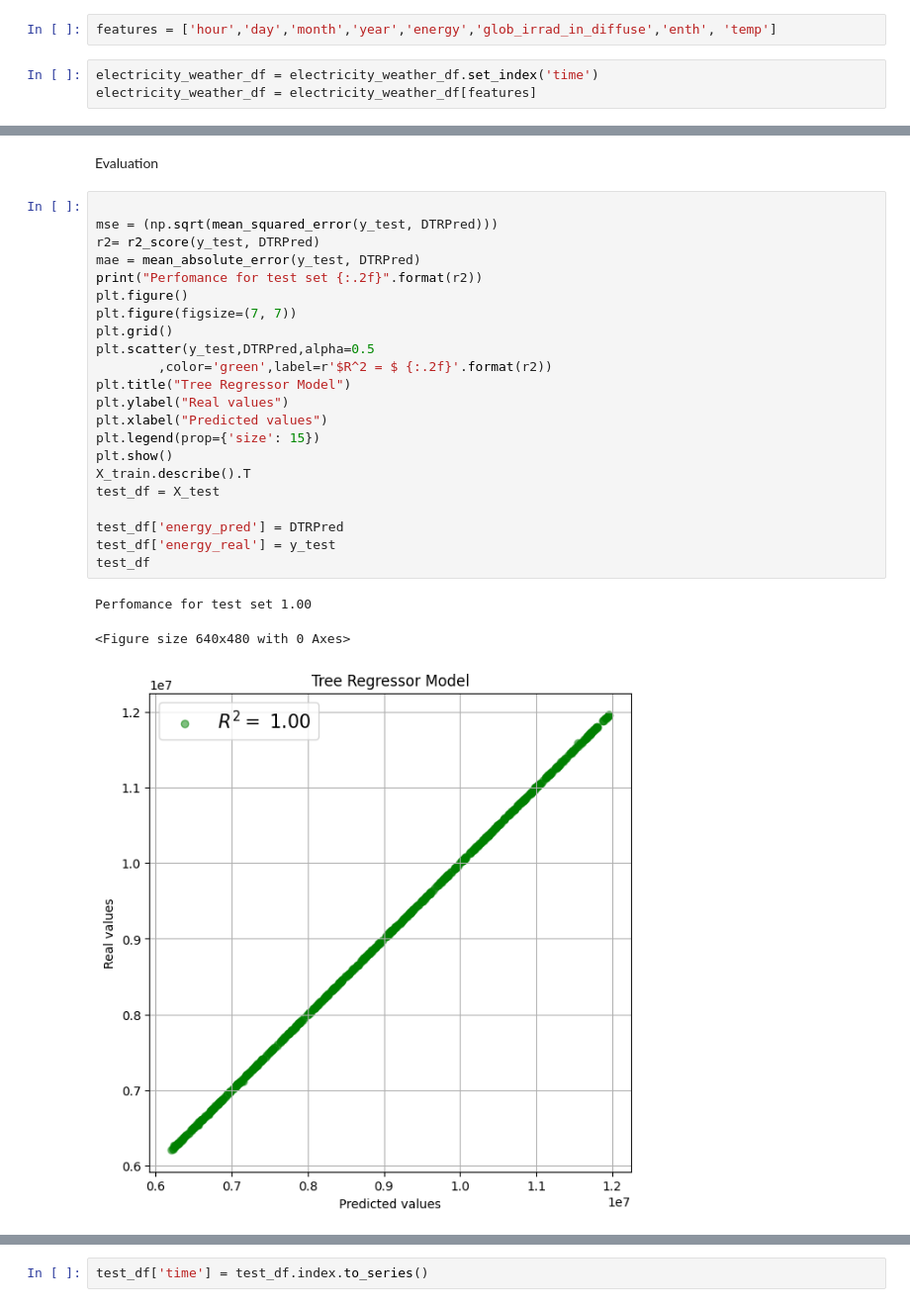
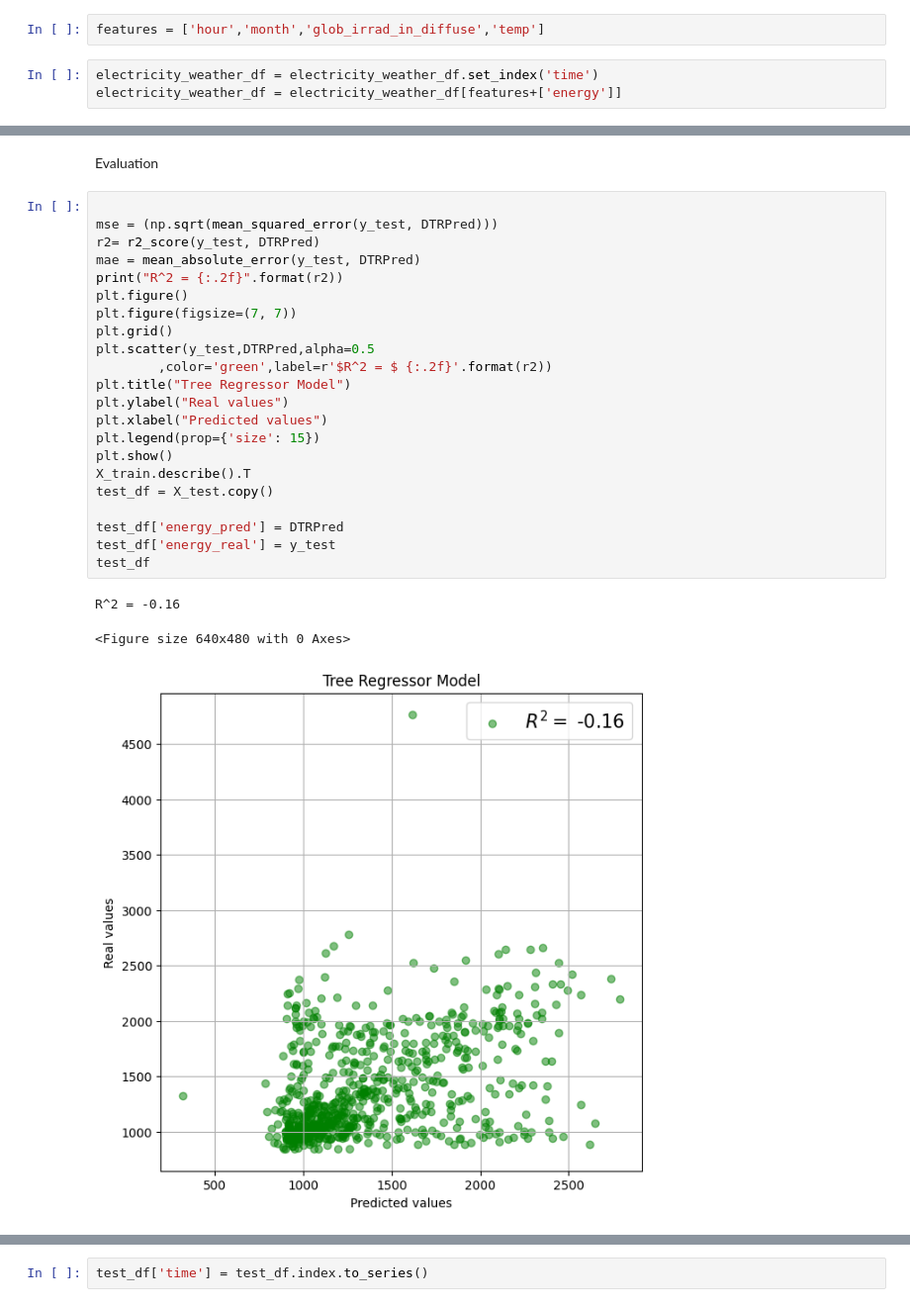
Before and after one commit to tug-cps/InffeldEnergy, a Jupyter notebook: notebooks/training.ipynb, the cells around one changed output, grey strips where cells are left out. Shown at 99% size. Cells and saved outputs as stored; diff of their text form.

```diff
--- a/notebooks/training.ipynb
+++ b/notebooks/training.ipynb
@@ -27,8 +29,8 @@ electricity_weather_df['hour'] = [x.hour for x in electricity_weather_df['time']
 # %%
-features = ['hour','day','month','year','energy','glob_irrad_in_diffuse','enth', 'temp']
+features = ['hour','month','glob_irrad_in_diffuse','temp']
 # %%
 electricity_weather_df = electricity_weather_df.set_index('time')
-electricity_weather_df = electricity_weather_df[features]
+electricity_weather_df = electricity_weather_df[features+['energy']]
 # %%
 electricity_weather_df.dropna()
 # %% [output]
@@ -64,26 +68,26 @@ Evaluation
 # %%
 
 mse = (np.sqrt(mean_squared_error(y_test, DTRPred)))
 r2= r2_score(y_test, DTRPred)
 mae = mean_absolute_error(y_test, DTRPred)
-print("Perfomance for test set {:.2f}".format(r2))
+print("R^2 = {:.2f}".format(r2))
 plt.figure()
 plt.figure(figsize=(7, 7))
 plt.grid()
 plt.scatter(y_test,DTRPred,alpha=0.5
         ,color='green',label=r'$R^2 = $ {:.2f}'.format(r2))
 plt.title("Tree Regressor Model")
 plt.ylabel("Real values")
 plt.xlabel("Predicted values")
 plt.legend(prop={'size': 15})
 plt.show()
 X_train.describe().T
-test_df = X_test
+test_df = X_test.copy()
 
 test_df['energy_pred'] = DTRPred
 test_df['energy_real'] = y_test
 test_df
 # %% [output]
-Perfomance for test set 1.00
+R^2 = -0.16
 <Figure size 640x480 with 0 Axes>
-[figure, old version]
+[figure, new version]
```
Also changed, not shown: parts of 22 cells of this notebook, 2 other files.
